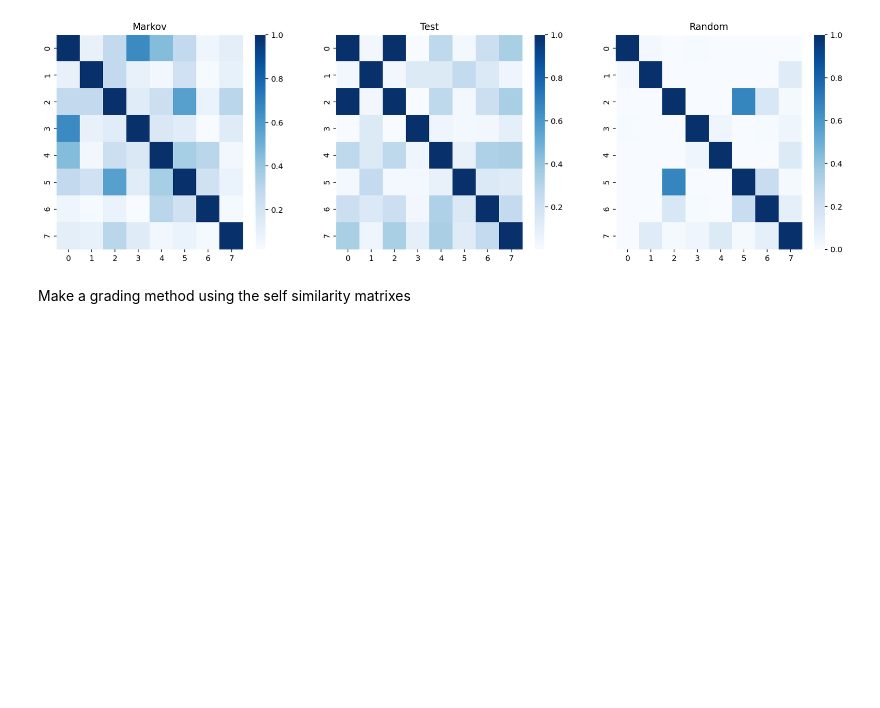
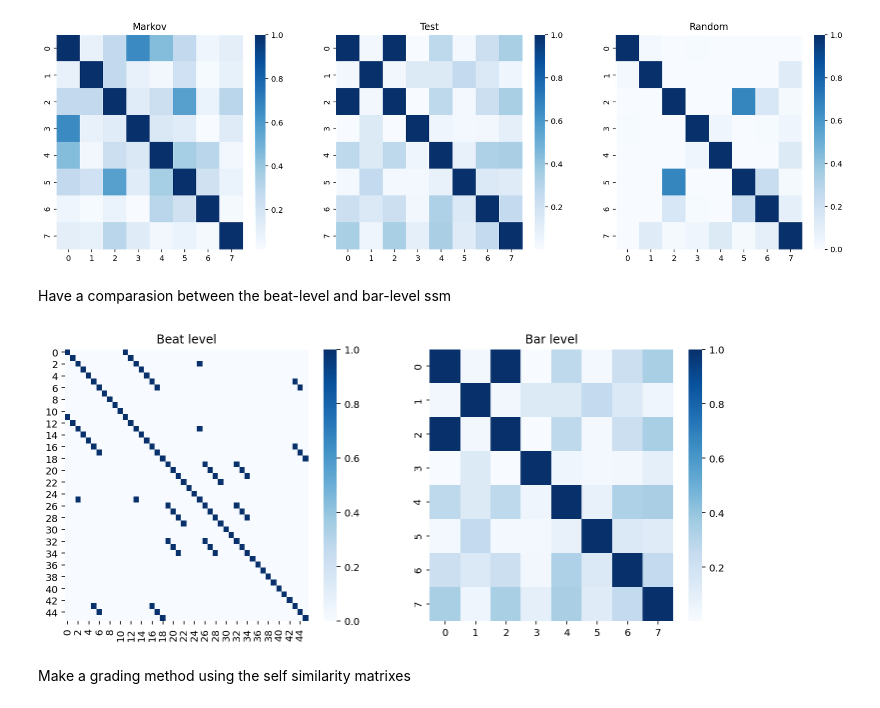
Before and after one commit to zwierski/dh-401-piece-generation-group-2, a Jupyter notebook: assignment3.ipynb, the cells around one changed output. Cells and saved outputs as stored; diff of their text form; code cells hidden in the pictures; blank space fills up the shorter version.

```diff
--- a/assignment3.ipynb
+++ b/assignment3.ipynb
@@ -674,8 +676,5 @@ def make_into_one_vector(song_0):
     """
     song_1 = []
     for bar in song_0:
-        vec = [0] * 12
-        for tup in bar:
-            vec[tup[0]-1] = tup[1]
-        song_1.extend(vec)
+        song_1.extend(bar)
     return song_1
@@ -694,13 +684,9 @@ def self_similarity_matrix_for_beat(song_0):
     # first make it into one vector
     song_1 = make_into_one_vector(song_0)
     # calculate the self similarity matrix
-    distances = np.abs(np.subtract.outer(song_1, song_1)) % 12
-    self_similarity_matrix = 1 - (distances / np.max(distances))
-
-    # self_similarity_matrix = np.zeros((len(song_1), len(song_1)))
-    # for i in range(len(song_1)):
-    #     note1 = song_1[i]
-    #     for j in range(len(song_1)):
-    #         note2 = song_1[j]
-    #         self_similarity_matrix[i][j] = similarity_function(note1, note2)
+    self_similarity_matrix = np.zeros((len(song_1), len(song_1)))
+    for i in range(len(song_1)):
+        for j in range(len(song_1)):
+            if song_1[i] == song_1[j]:
+                self_similarity_matrix[i][j] = np.dot(song_1[i], song_1[j])/(np.linalg.norm(song_1[i])*np.linalg.norm(song_1[j]))
     return self_similarity_matrix
@@ -767,6 +744,22 @@ ax3.set_title('Random')
 plt.show()
 # %% [output]
 [figure]
+# %% [markdown]
+Have a comparasion between the beat-level and bar-level ssm
+# %%
+SSM_test_beat_level = self_similarity_matrix_for_beat(song_0_test)
+SSM_test_bar_level = self_similarity_matrix_for_bars(song_0_test)
+
+# display the subplots horizontally
+fig, (ax1, ax2) = plt.subplots(1, 2, figsize=(12, 5))
+sns.heatmap(SSM_test_beat_level, cmap='Blues', ax=ax1)
+sns.heatmap(SSM_test_bar_level, cmap='Blues', ax=ax2)
+ax1.set_title('Beat level')
+ax2.set_title('Bar level')
+plt.savefig('SSM_comparasion_between_beat_and_bar_level.png')
+plt.show()
+# %% [output]
+[figure, added]
 # %% [markdown]
 Make a grading method using the self similarity matrixes
 # %%
```
Also changed, not shown: parts of 6 cells of this notebook.
